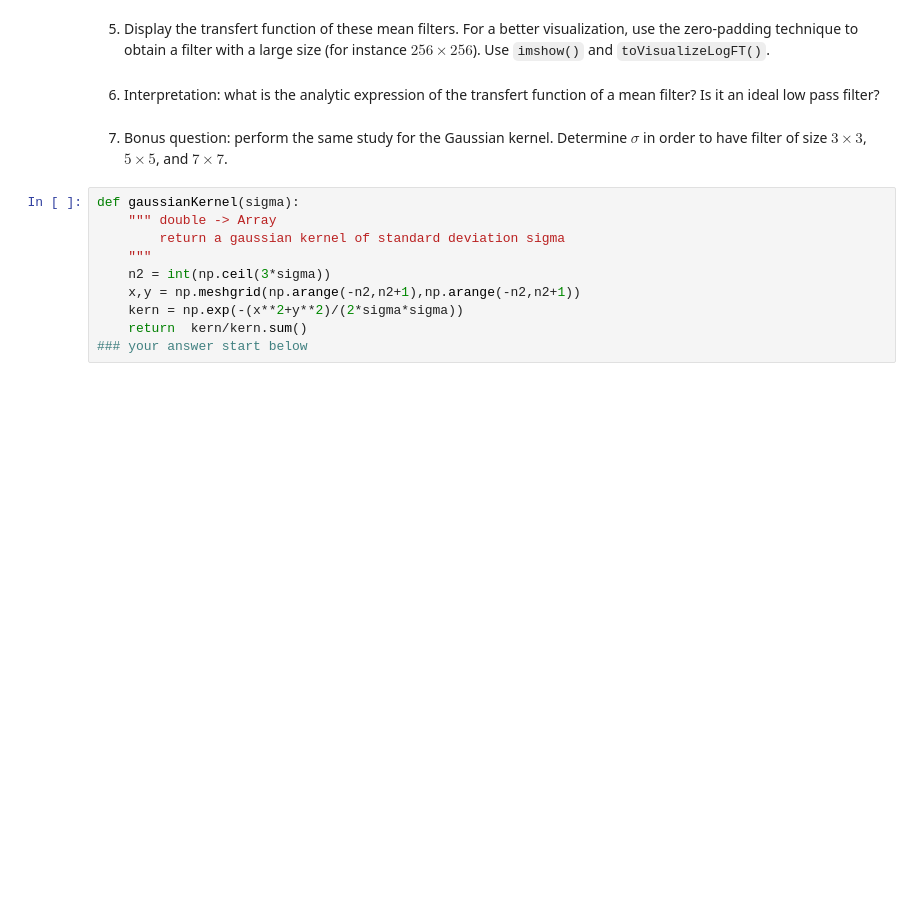
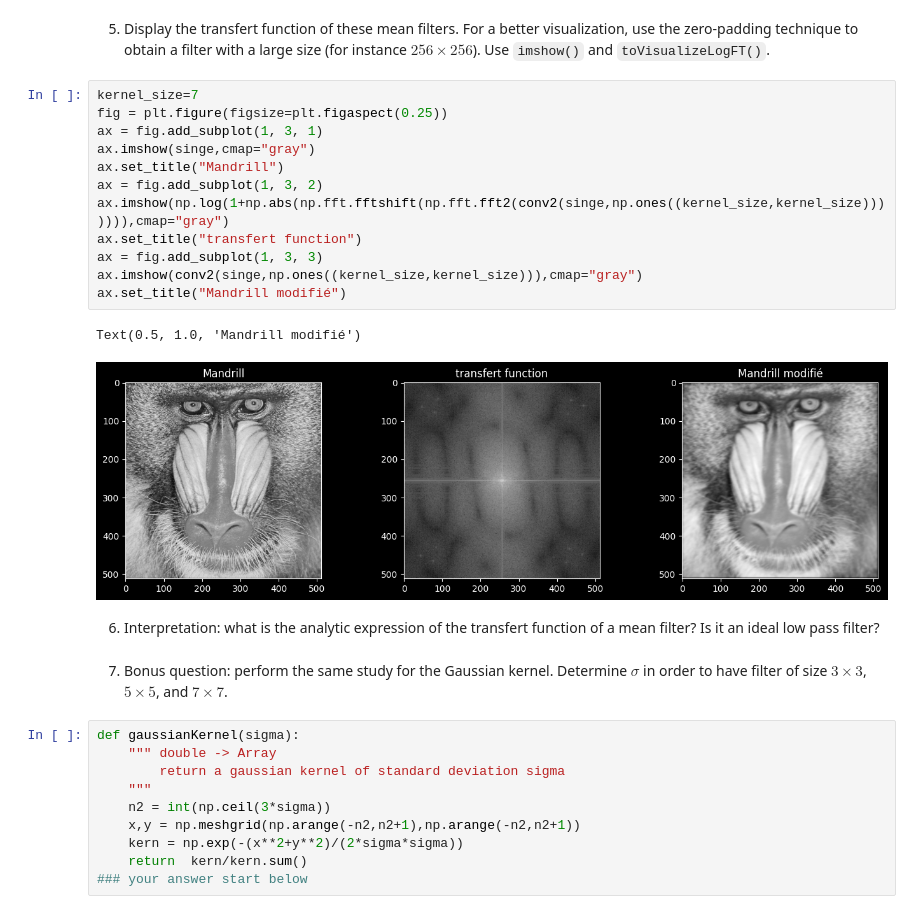
Before and after one commit to HugoRdet/BIMA, a Jupyter notebook: TME4/TME4.ipynb, the cells around one changed output. Saved outputs shown, nothing was run; the diff lists cells and outputs as text; blank space fills up the shorter version.

```diff
--- a/TME4/TME4.ipynb
+++ b/TME4/TME4.ipynb
@@ -156,5 +162,20 @@ IndexError: index 3 is out of bounds for axis 0 with size 3
 # %% [markdown]
 5. Display the transfert function of these mean filters. For a better visualization, use the zero-padding technique to obtain a filter with a large size (for instance $256\times 256$). Use `imshow()` and `toVisualizeLogFT()`.
+# %%
+kernel_size=7
+fig = plt.figure(figsize=plt.figaspect(0.25))
+ax = fig.add_subplot(1, 3, 1)
+ax.imshow(singe,cmap="gray")
+ax.set_title("Mandrill")
+ax = fig.add_subplot(1, 3, 2)
+ax.imshow(np.log(1+np.abs(np.fft.fftshift(np.fft.fft2(conv2(singe,np.ones((kernel_size,kernel_size))))))),cmap="gray")
+ax.set_title("transfert function")
+ax = fig.add_subplot(1, 3, 3)
+ax.imshow(conv2(singe,np.ones((kernel_size,kernel_size))),cmap="gray")
+ax.set_title("Mandrill modifié")
+# %% [output]
+Text(0.5, 1.0, 'Mandrill modifié')
+[figure, added]
 # %% [markdown]
 6. Interpretation: what is the analytic expression of the transfert function of a mean filter? Is  it an ideal low pass filter?
 # %% [markdown]
```
Also changed, not shown: parts of 11 cells of this notebook, 1 other file.
